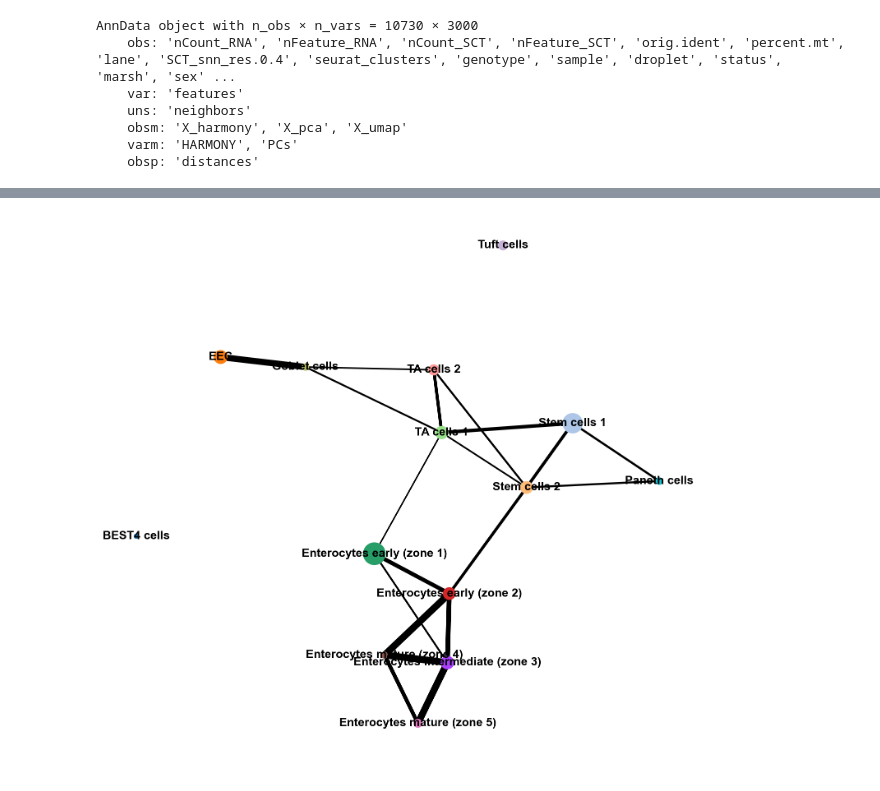
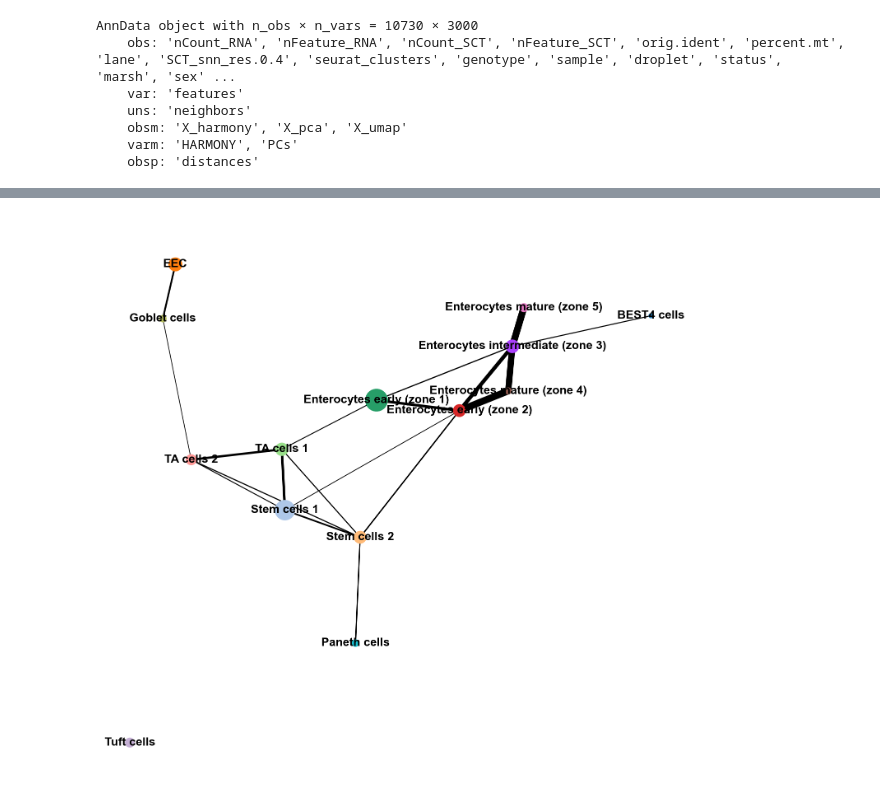
Before and after one commit to nvribeiro/CeD_UMCG2023, a Jupyter notebook: trajectory_analysis/PAGA_epithelia.ipynb, the cells around one changed output, grey strips where cells are left out. Drawn from its saved outputs; the diff is of its cells as text; code cells hidden in the pictures.

```diff
--- a/trajectory_analysis/PAGA_epithelia.ipynb
+++ b/trajectory_analysis/PAGA_epithelia.ipynb
@@ -7,5 +8,3 @@ import scanpy as sc
-# %%
-sc.settings.set_figure_params(dpi=80, frameon=False, figsize=(5, 5), facecolor='white')  # low dpi (dots per inch) yields small inline figures
 # %% [markdown]
 ## PAGA with enterocytes reordered and EEC merged
 # %%
@@ -59,6 +75,6 @@ sc.pl.paga(control, layout = 'fr', threshold = 0.2, node_size_power = 1)
 # %%
 # Plotting PAGA - CeD
 sc.settings.set_figure_params(dpi=80, frameon=False, figsize=(10, 10), facecolor='white')
-sc.pl.paga(ced, layout = 'fr', threshold = 0.2,node_size_power = 1)
+sc.pl.paga(ced, layout = 'fa', threshold = 0.1, node_size_power = 1)
 # %% [output]
-[figure, old version]
+[figure, new version]
```
Also changed, not shown: parts of 10 cells of this notebook, 4 other files.
